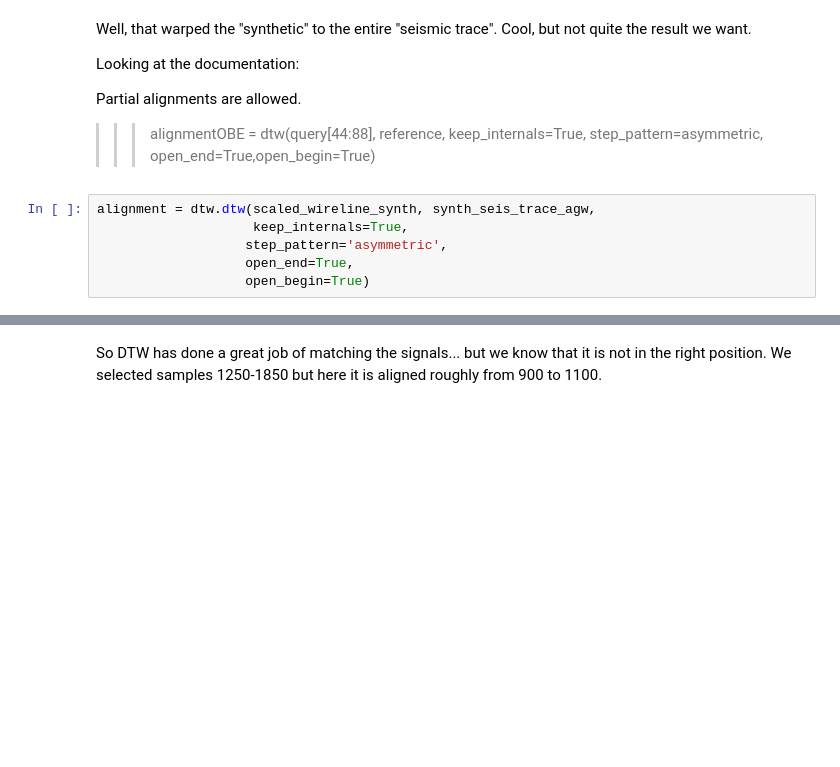
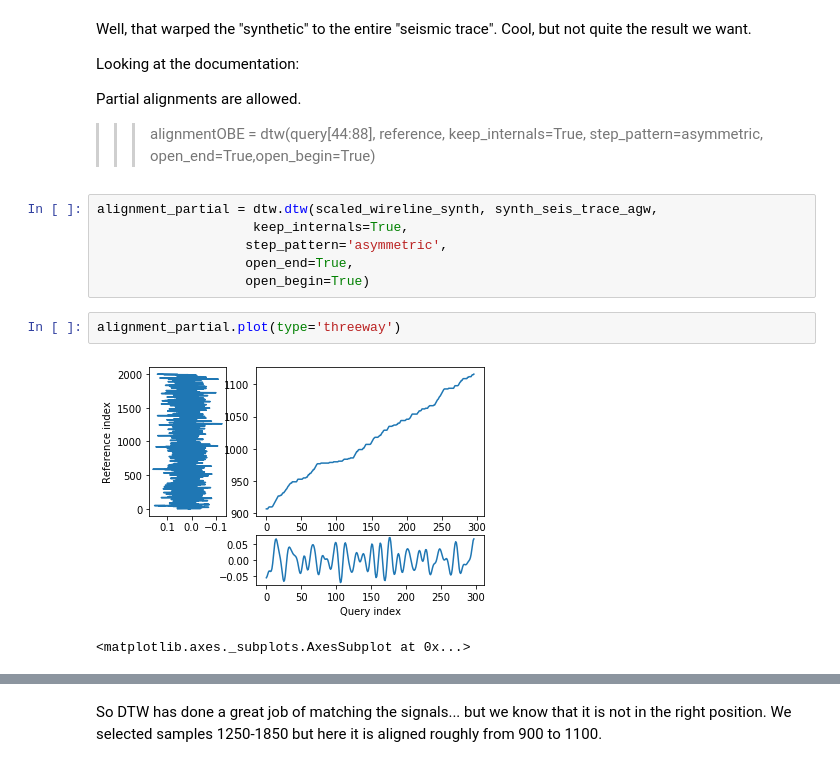
Before and after one commit to bdowdell/automatic_well_tie, a Jupyter notebook: nb/prototyping.ipynb, the cells around one changed output, grey strips where cells are left out. Saved outputs shown, nothing was run; the diff lists cells and outputs as text; blank space fills up the shorter version.

```diff
--- a/nb/prototyping.ipynb
+++ b/nb/prototyping.ipynb
@@ -374,9 +374,14 @@ Partial alignments are allowed.
 
 >>> alignmentOBE = dtw(query[44:88], reference, keep_internals=True, step_pattern=asymmetric, open_end=True,open_begin=True)
 # %%
-alignment = dtw.dtw(scaled_wireline_synth, synth_seis_trace_agw,
+alignment_partial = dtw.dtw(scaled_wireline_synth, synth_seis_trace_agw,
                     keep_internals=True,
                    step_pattern='asymmetric',
                    open_end=True,
                    open_begin=True)
+# %%
+alignment_partial.plot(type='threeway')
+# %% [output]
+[figure, added]
+<matplotlib.axes._subplots.AxesSubplot at 0x...>
 # %%
```
Also changed, not shown: parts of 6 cells of this notebook.
